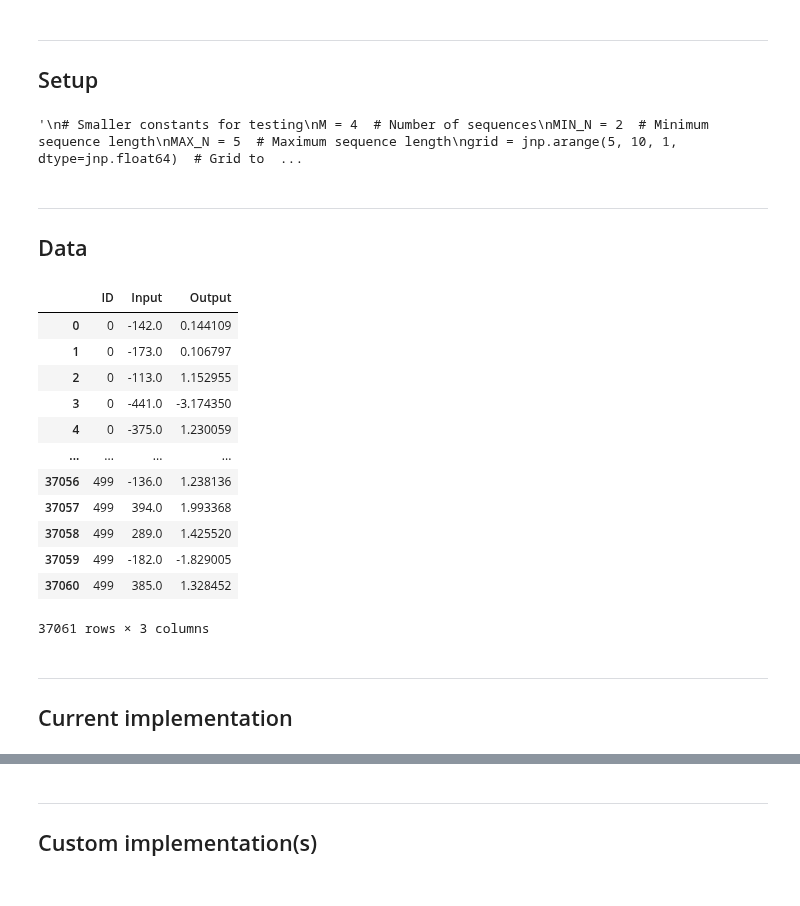
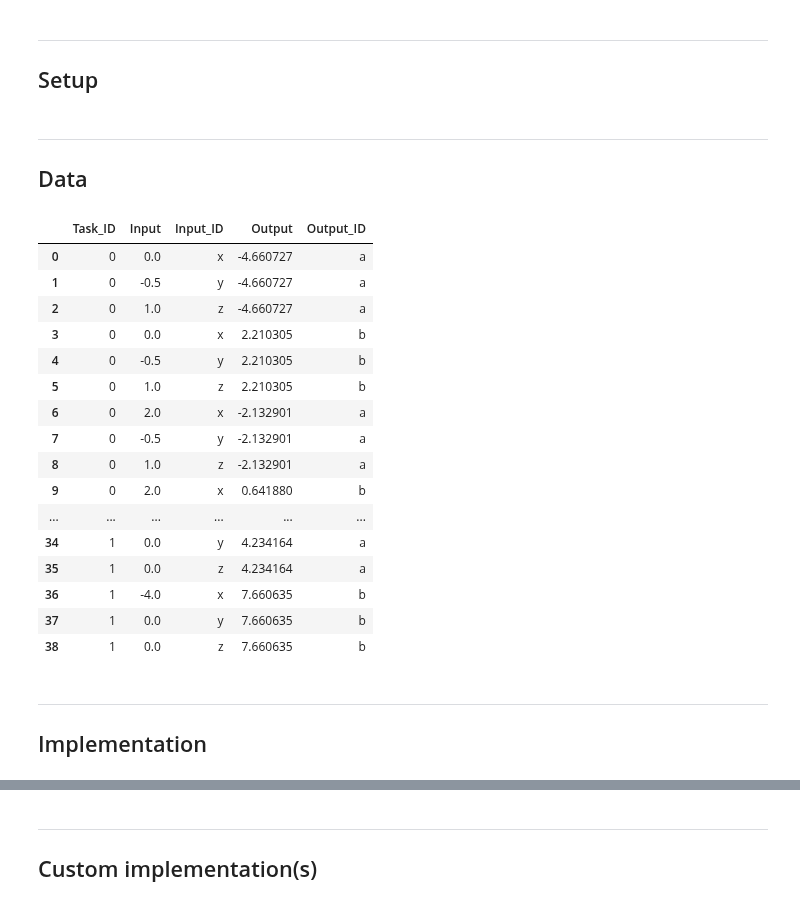
Before and after one commit to SimLej18/MagmaClustPy, a Jupyter notebook: benchmarks/preprocess_db.ipynb, the cells around one changed output, grey strips where cells are left out. Cells and saved outputs as stored; diff of their text form; code cells hidden in the pictures.

Commit message:
[feat](WiP) new format for dummy datasets, new dataset generator, first pieces of preprocess_db

```diff
--- a/benchmarks/preprocess_db.ipynb
+++ b/benchmarks/preprocess_db.ipynb
@@ -24,30 +31,24 @@ import os
 import jax
 from jax import vmap, jit
 import jax.numpy as jnp
+import jax.random as jr
 
 import numpy as np
 import pandas as pd
 
 # Initialize random key
-key = jax.random.PRNGKey(41)
+key = jax.random.PRNGKey(42)
 # %%
 # Local
 # %%
 # Set constants
-M = 500  # Number of sequences
-MIN_N = 50  # Minimum sequence length
-MAX_N = 100  # Maximum sequence length
-grid = jnp.arange(-500., 500., dtype=jnp.float32)  # Grid to pick inputs from
+M = 2  # Number of tasks
+INPUTS_ID = ["x", "y", "z"]  # Each dimension of inputs
+MIN_N = 3  # Minimum inputs per task
+MAX_N = 5  # Maximum inputs per task
+OUTPUTS_ID = ["a", "b"]  # Each dimension of outputs
+GRIDS = [jnp.arange(-5., 5., 1.), jnp.arange(-1., 1., 0.5), jnp.arange(0., 2., 1)]  # Grid to pick inputs from, for each input dimension
+OUTPUT_RANGES = [(-5, 5), (-10, 10)]  # Ranges for outputs, for each output dimension
-# %%
-"""
-# Smaller constants for testing
-M = 4  # Number of sequences
-MIN_N = 2  # Minimum sequence length
-MAX_N = 5  # Maximum sequence length
-grid = jnp.arange(5, 10, 1, dtype=jnp.float64)  # Grid to pick inputs from
-"""
-# %% [output]
-'\n# Smaller constants for testing\nM = 4  # Number of sequences\nMIN_N = 2  # Minimum sequence length\nMAX_N = 5  # Maximum sequence length\ngrid = jnp.arange(5, 10, 1, dtype=jnp.float64)  # Grid to  ...
 # %% [markdown]
 ---
 ## Data
@@ -69,21 +99,25 @@ def generate_dummy_db(M: int, MIN_N: int, MAX_N: int, grid: jnp.array, key: jnp.
 	return pd.DataFrame(data)
 # %%
-db = generate_dummy_db(M, MIN_N, MAX_N, grid, key)
+db = generate_dummy_db(M, INPUTS_ID, MIN_N, MAX_N, OUTPUTS_ID, GRIDS, 0.15, key)
 db
 # %% [output]
-|  | ID | Input | Output |
-| 0 | 0 | -142.0 | 0.144109 |
-| 1 | 0 | -173.0 | 0.106797 |
-| 2 | 0 | -113.0 | 1.152955 |
-| 3 | 0 | -441.0 | -3.174350 |
-| 4 | 0 | -375.0 | 1.230059 |
-| ... | ... | ... | ... |
-| 37056 | 499 | -136.0 | 1.238136 |
-| 37057 | 499 | 394.0 | 1.993368 |
-| 37058 | 499 | 289.0 | 1.425520 |
-| 37059 | 499 | -182.0 | -1.829005 |
-| 37060 | 499 | 385.0 | 1.328452 |
+|  | Task_ID | Input | Input_ID | Output | Output_ID |
+| 0 | 0 | 0.0 | x | -4.660727 | a |
+| 1 | 0 | -0.5 | y | -4.660727 | a |
+| 2 | 0 | 1.0 | z | -4.660727 | a |
+| 3 | 0 | 0.0 | x | 2.210305 | b |
+| 4 | 0 | -0.5 | y | 2.210305 | b |
+| 5 | 0 | 1.0 | z | 2.210305 | b |
+| 6 | 0 | 2.0 | x | -2.132901 | a |
+| 7 | 0 | -0.5 | y | -2.132901 | a |
+| 8 | 0 | 1.0 | z | -2.132901 | a |
+| 9 | 0 | 2.0 | x | 0.641880 | b |
+| ... | ... | ... | ... | ... | ... |
+| 34 | 1 | 0.0 | y | 4.234164 | a |
+| 35 | 1 | 0.0 | z | 4.234164 | a |
+| 36 | 1 | -4.0 | x | 7.660635 | b |
+| 37 | 1 | 0.0 | y | 7.660635 | b |
+| 38 | 1 | 0.0 | z | 7.660635 | b |
-37061 rows × 3 columns
 # %% [markdown]
 ---
-## Current implementation
+## Implementation
```
Also changed, not shown: parts of 14 cells of this notebook, 21 other files.
